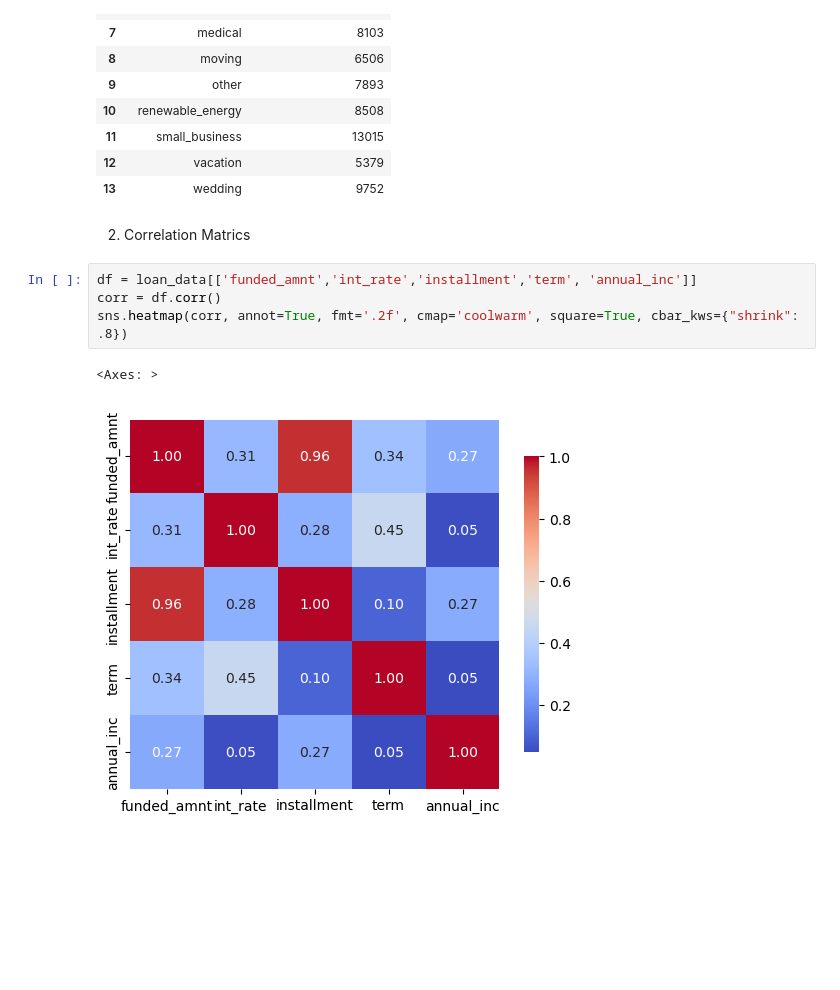
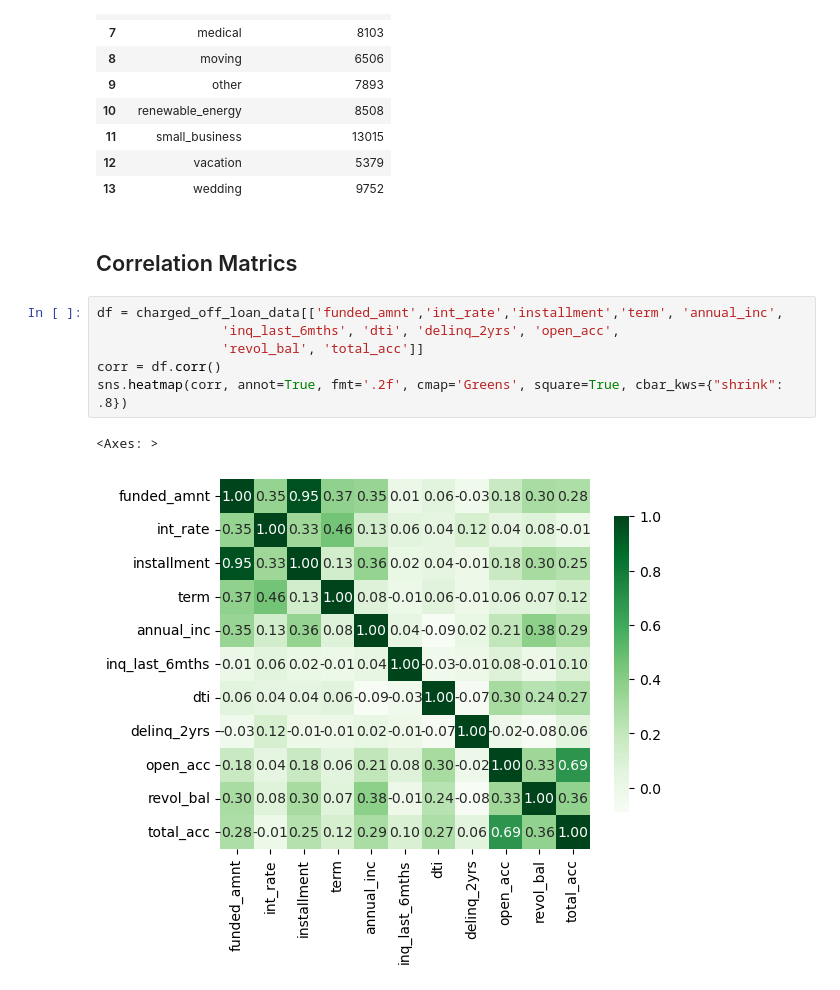
Before and after one commit to anandtv04/lending-case-study, a Jupyter notebook: lending-case-study-ankur_anand.ipynb, the cells around one changed output. Drawn from its saved outputs; the diff is of its cells as text; blank space fills up the shorter version.

```diff
--- a/lending-case-study-ankur_anand.ipynb
+++ b/lending-case-study-ankur_anand.ipynb
@@ -394,11 +381,13 @@ df
 | 12 | vacation | 5379 |
 | 13 | wedding | 9752 |
 # %% [markdown]
-2. Correlation Matrics
+## Correlation Matrics
 # %%
-df = loan_data[['funded_amnt','int_rate','installment','term', 'annual_inc']]
+df = charged_off_loan_data[['funded_amnt','int_rate','installment','term', 'annual_inc',
+                'inq_last_6mths', 'dti', 'delinq_2yrs', 'open_acc',
+                'revol_bal', 'total_acc']]
 corr = df.corr()
-sns.heatmap(corr, annot=True, fmt='.2f', cmap='coolwarm', square=True, cbar_kws={"shrink": .8})
+sns.heatmap(corr, annot=True, fmt='.2f', cmap='Greens', square=True, cbar_kws={"shrink": .8})
 # %% [output]
 <Axes: >
-[figure, old version]
+[figure, new version]
```
Also changed, not shown: parts of 8 cells of this notebook.
